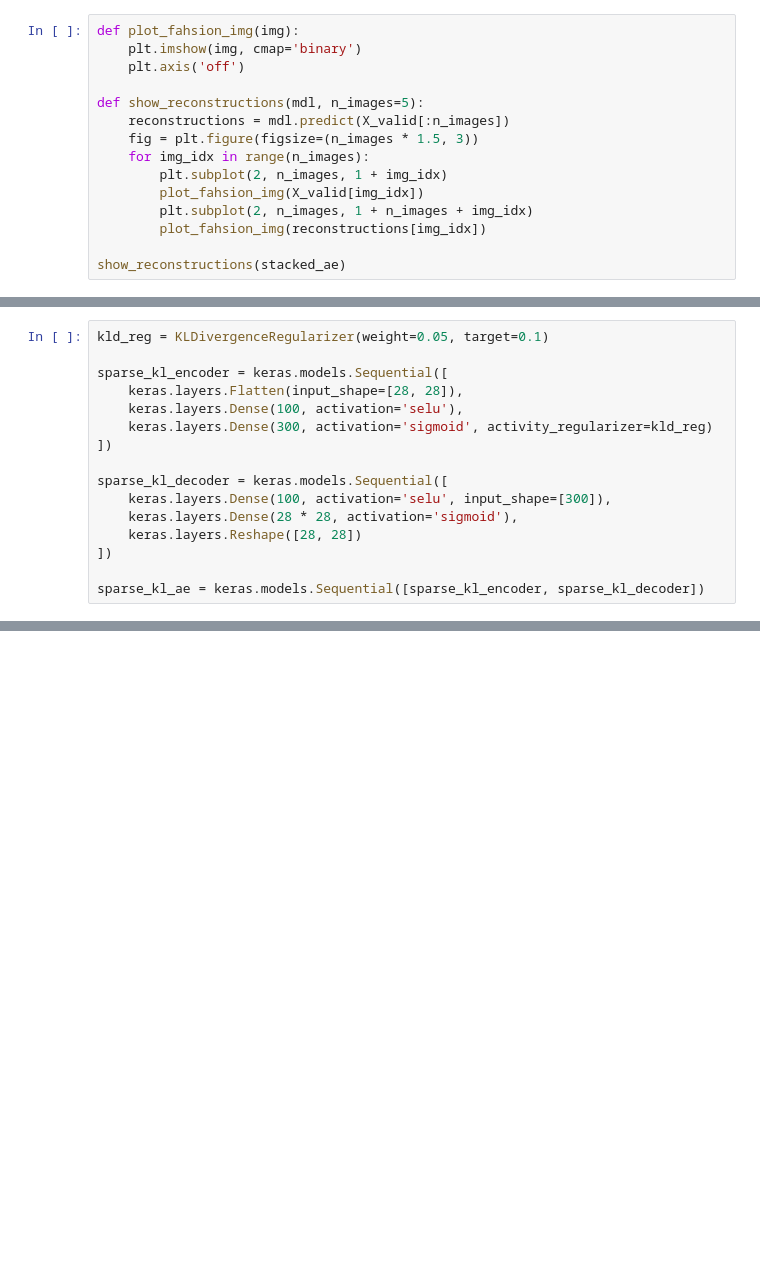
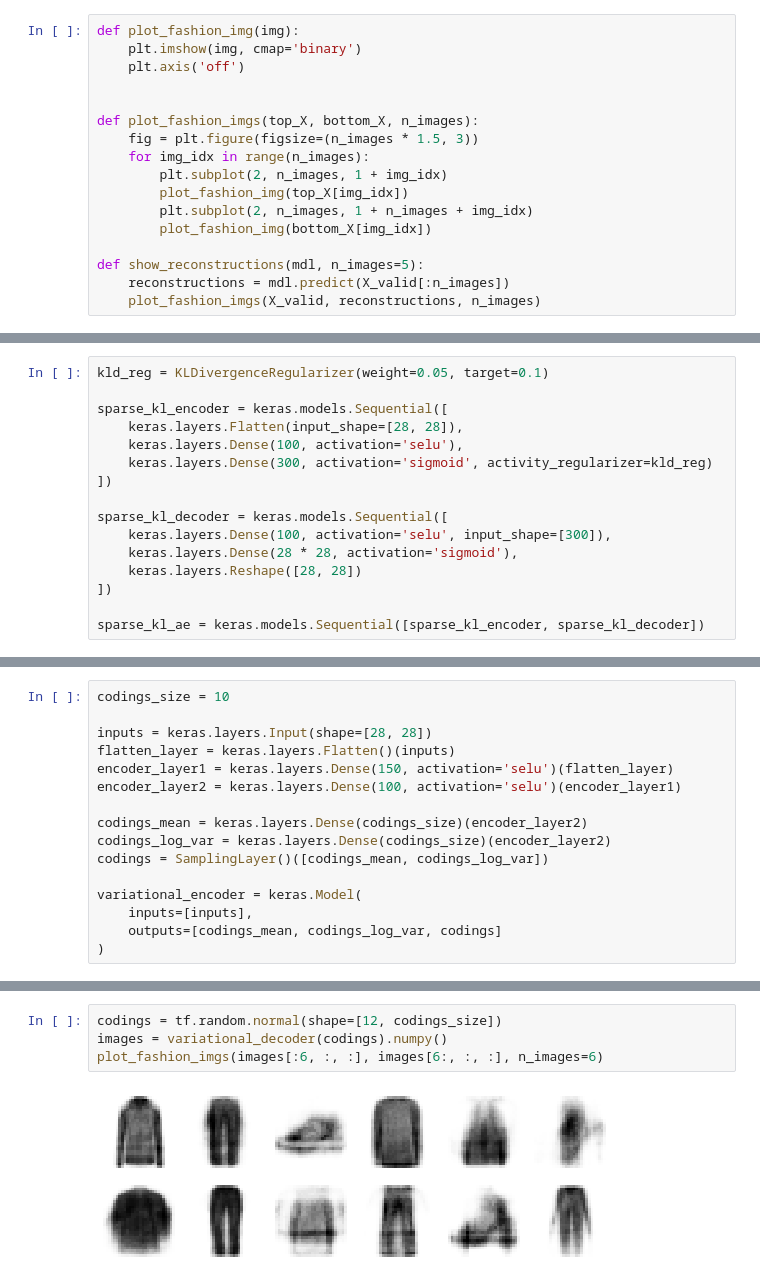
Before and after one commit to jhrcook/100DaysOfPython, a Jupyter notebook: HandsOnMachineLearningWithScikitLearnAndTensorFlow/homl_ch17_Representation-learning-and-generative-learning-using-autoencoders-and-gans.ipynb, the cells around one changed output, grey strips where cells are left out. Drawn from its saved outputs; the diff is of its cells as text; blank space fills up the shorter version.

```diff
--- a/HandsOnMachineLearningWithScikitLearnAndTensorFlow/homl_ch17_Representation-learning-and-generative-learning-using-autoencoders-and-gans.ipynb
+++ b/HandsOnMachineLearningWithScikitLearnAndTensorFlow/homl_ch17_Representation-learning-and-generative-learning-using-autoencoders-and-gans.ipynb
@@ -168,17 +162,19 @@ Epoch 10/10
 # %% [markdown]
 ### Visualizing the reconstructions
 # %%
-def plot_fahsion_img(img):
+def plot_fashion_img(img):
     plt.imshow(img, cmap='binary')
     plt.axis('off')
 
-def show_reconstructions(mdl, n_images=5):
-    reconstructions = mdl.predict(X_valid[:n_images])
+
+def plot_fashion_imgs(top_X, bottom_X, n_images):
     fig = plt.figure(figsize=(n_images * 1.5, 3))
     for img_idx in range(n_images):
         plt.subplot(2, n_images, 1 + img_idx)
-        plot_fahsion_img(X_valid[img_idx])
+        plot_fashion_img(top_X[img_idx])
         plt.subplot(2, n_images, 1 + n_images + img_idx)
-        plot_fahsion_img(reconstructions[img_idx])
+        plot_fashion_img(bottom_X[img_idx])
 
-show_reconstructions(stacked_ae)
+def show_reconstructions(mdl, n_images=5):
+    reconstructions = mdl.predict(X_valid[:n_images])
+    plot_fashion_imgs(X_valid, reconstructions, n_images)
@@ -406,0 +443,16 @@ sparse_kl_ae = keras.models.Sequential([sparse_kl_encoder, sparse_kl_decoder])
+# %%
+codings_size = 10
+
+inputs = keras.layers.Input(shape=[28, 28])
+flatten_layer = keras.layers.Flatten()(inputs)
+encoder_layer1 = keras.layers.Dense(150, activation='selu')(flatten_layer)
+encoder_layer2 = keras.layers.Dense(100, activation='selu')(encoder_layer1)
+
+codings_mean = keras.layers.Dense(codings_size)(encoder_layer2)
+codings_log_var = keras.layers.Dense(codings_size)(encoder_layer2)
+codings = SamplingLayer()([codings_mean, codings_log_var])
+
+variational_encoder = keras.Model(
+    inputs=[inputs],
+    outputs=[codings_mean, codings_log_var, codings]
+)
@@ -406,0 +536,6 @@ sparse_kl_ae = keras.models.Sequential([sparse_kl_encoder, sparse_kl_decoder])
+# %%
+codings = tf.random.normal(shape=[12, codings_size])
+images = variational_decoder(codings).numpy()
+plot_fashion_imgs(images[:6, :, :], images[6:, :, :], n_images=6)
+# %% [output]
+[figure, added]
```
Also changed, not shown: parts of 21 cells of this notebook, 12 other files.
